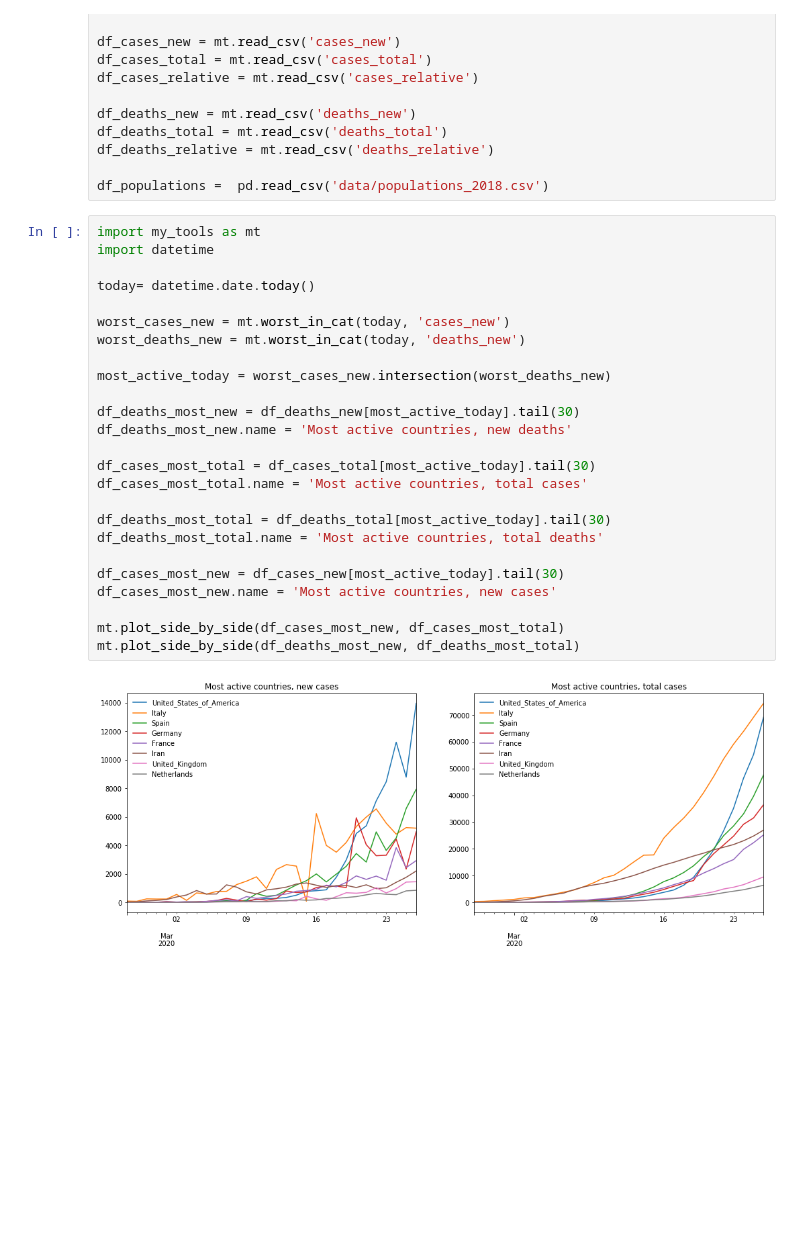
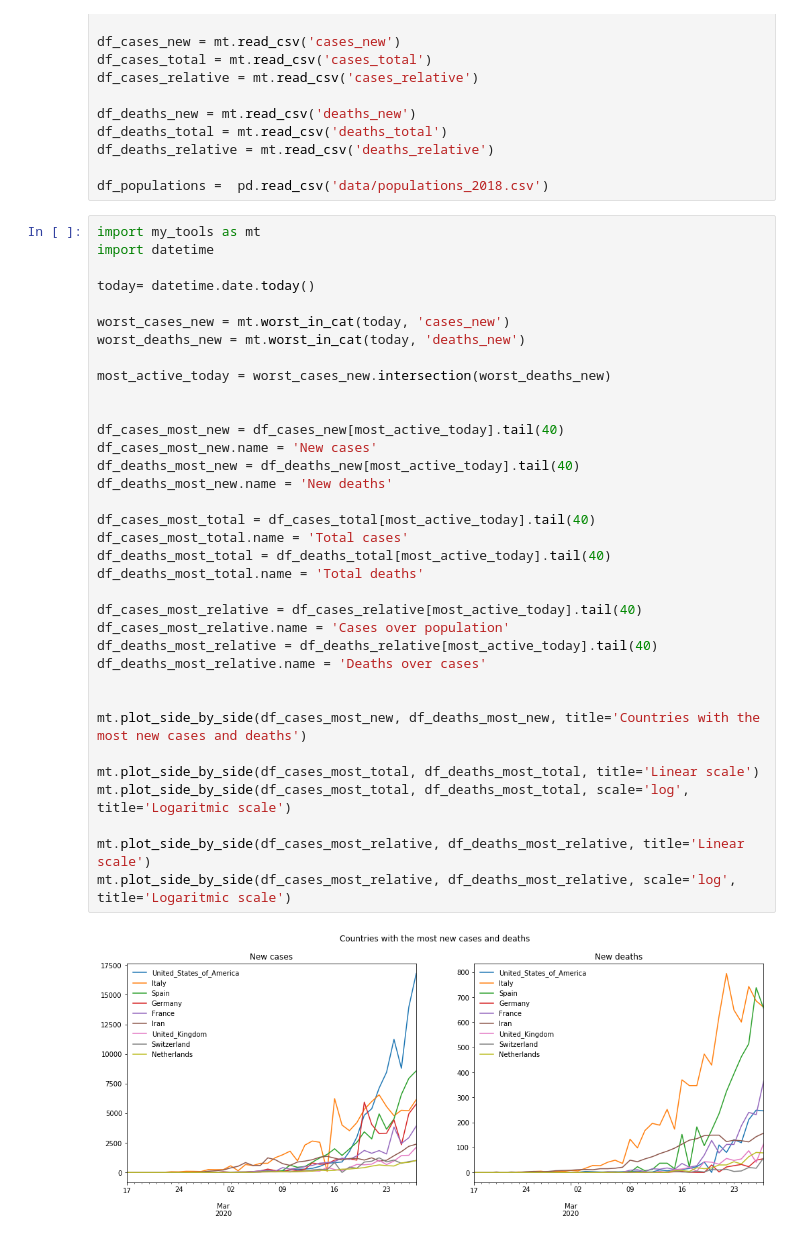
Before and after one commit to simon-verheyen/Portfolio, a Jupyter notebook: COVID-data/Visualization-Attempts.ipynb, the cells around one changed output. Drawn from its saved outputs; the diff is of its cells as text; blank space fills up the shorter version.

Commit message:
daily update + impoliment log graphs

```diff
--- a/COVID-data/Visualization-Attempts.ipynb
+++ b/COVID-data/Visualization-Attempts.ipynb
@@ -17,27 +17,37 @@ df_populations =  pd.read_csv('data/populations_2018.csv')
 # %%
 import my_tools as mt
 import datetime
 
 today= datetime.date.today()
 
 worst_cases_new = mt.worst_in_cat(today, 'cases_new')
 worst_deaths_new = mt.worst_in_cat(today, 'deaths_new')
 
 most_active_today = worst_cases_new.intersection(worst_deaths_new)
 
-df_deaths_most_new = df_deaths_new[most_active_today].tail(30)
-df_deaths_most_new.name = 'Most active countries, new deaths'
 
-df_cases_most_total = df_cases_total[most_active_today].tail(30)
-df_cases_most_total.name = 'Most active countries, total cases'
+df_cases_most_new = df_cases_new[most_active_today].tail(40)
+df_cases_most_new.name = 'New cases'
+df_deaths_most_new = df_deaths_new[most_active_today].tail(40)
+df_deaths_most_new.name = 'New deaths'
 
-df_deaths_most_total = df_deaths_total[most_active_today].tail(30)
-df_deaths_most_total.name = 'Most active countries, total deaths'
+df_cases_most_total = df_cases_total[most_active_today].tail(40)
+df_cases_most_total.name = 'Total cases'
+df_deaths_most_total = df_deaths_total[most_active_today].tail(40)
+df_deaths_most_total.name = 'Total deaths'
 
-df_cases_most_new = df_cases_new[most_active_today].tail(30)
-df_cases_most_new.name = 'Most active countries, new cases'
+df_cases_most_relative = df_cases_relative[most_active_today].tail(40)
+df_cases_most_relative.name = 'Cases over population'
+df_deaths_most_relative = df_deaths_relative[most_active_today].tail(40)
+df_deaths_most_relative.name = 'Deaths over cases'
 
-mt.plot_side_by_side(df_cases_most_new, df_cases_most_total)
-mt.plot_side_by_side(df_deaths_most_new, df_deaths_most_total)
+
+mt.plot_side_by_side(df_cases_most_new, df_deaths_most_new, title='Countries with the most new cases and deaths')
+
+mt.plot_side_by_side(df_cases_most_total, df_deaths_most_total, title='Linear scale')
+mt.plot_side_by_side(df_cases_most_total, df_deaths_most_total, scale='log', title='Logaritmic scale')
+
+mt.plot_side_by_side(df_cases_most_relative, df_deaths_most_relative, title='Linear scale')
+mt.plot_side_by_side(df_cases_most_relative, df_deaths_most_relative, scale='log', title='Logaritmic scale')
 # %% [output]
-[figure, old version]
+[figure, new version]
```
Also changed, not shown: parts of 3 cells of this notebook, 10 other files.
